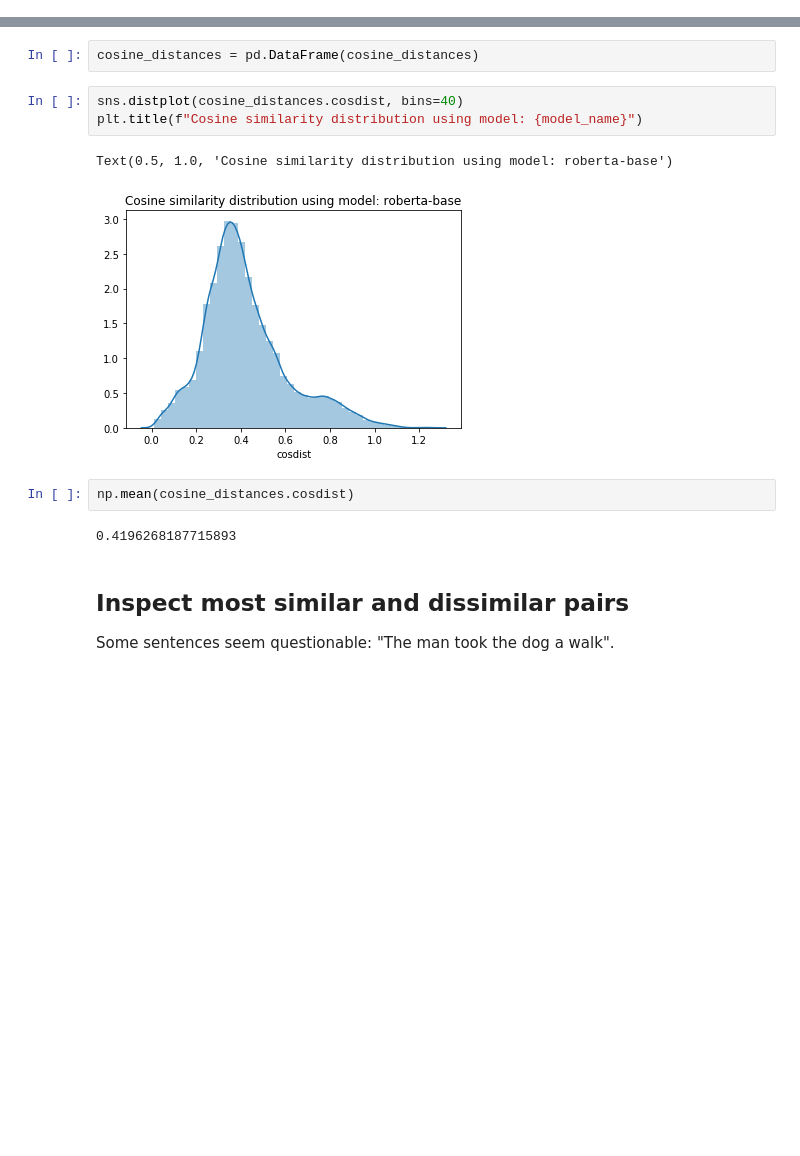
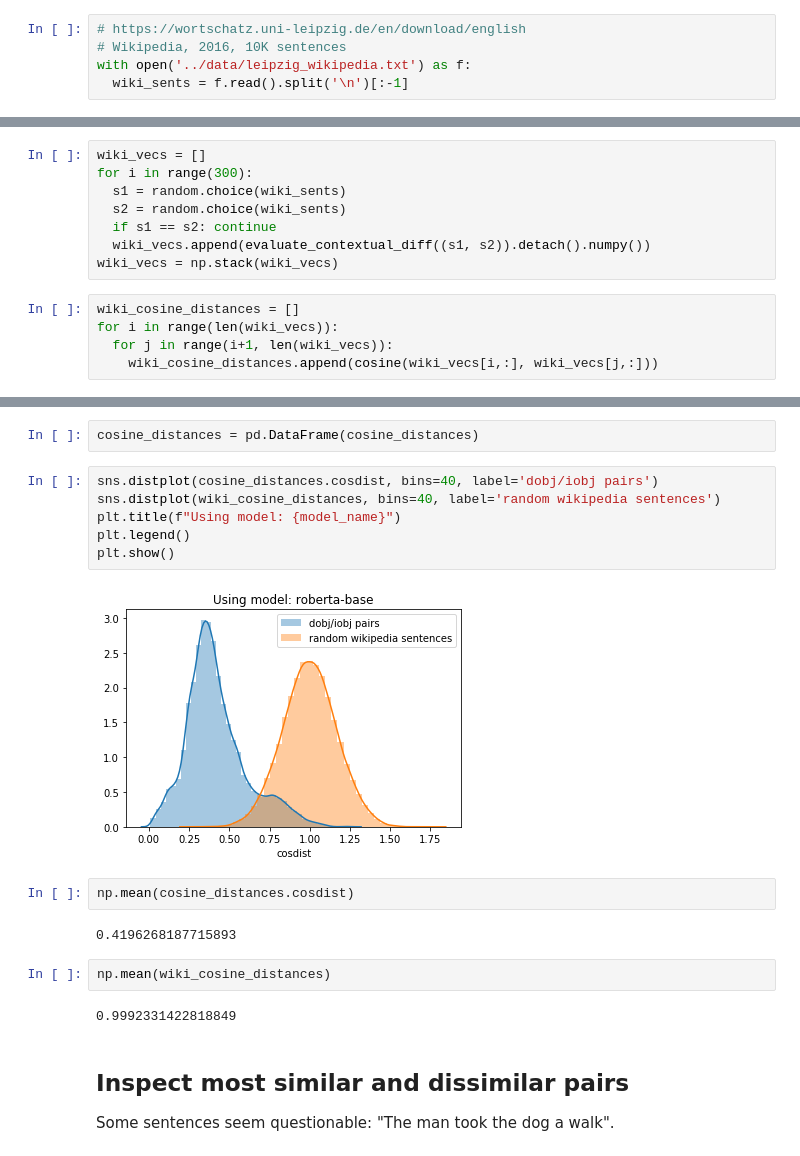
Before and after one commit to SPOClab-ca/layerwise-anomaly, a Jupyter notebook: notebooks_bai/SyntaxPairs.ipynb, the cells around one changed output, grey strips where cells are left out. Drawn from its saved outputs; the diff is of its cells as text; blank space fills up the shorter version.

Commit message:
Use wikipedia sentences as control

```diff
--- a/notebooks_bai/SyntaxPairs.ipynb
+++ b/notebooks_bai/SyntaxPairs.ipynb
@@ -23,6 +24,11 @@ Or use the ones generated by CheckList.
 with open('../data/sents.pkl', 'rb') as f:
   data = pickle.load(f)
   data = list(data)
+# %%
+# https://wortschatz.uni-leipzig.de/en/download/english
+# Wikipedia, 2016, 10K sentences
+with open('../data/leipzig_wikipedia.txt') as f:
+  wiki_sents = f.read().split('\n')[:-1]
 # %%
 len(data)
 # %% [output]
@@ -60,3 +76,16 @@ def evaluate_contextual_diff(pair):
+# %%
+wiki_vecs = []
+for i in range(300):
+  s1 = random.choice(wiki_sents)
+  s2 = random.choice(wiki_sents)
+  if s1 == s2: continue
+  wiki_vecs.append(evaluate_contextual_diff((s1, s2)).detach().numpy())
+wiki_vecs = np.stack(wiki_vecs)
+# %%
+wiki_cosine_distances = []
+for i in range(len(wiki_vecs)):
+  for j in range(i+1, len(wiki_vecs)):
+    wiki_cosine_distances.append(cosine(wiki_vecs[i,:], wiki_vecs[j,:]))
 # %% [markdown]
 ## Evaluate and plot
 # %%
@@ -75,15 +104,21 @@ for i in range(len(vecs)):
 # %%
 cosine_distances = pd.DataFrame(cosine_distances)
 # %%
-sns.distplot(cosine_distances.cosdist, bins=40)
-plt.title(f"Cosine similarity distribution using model: {model_name}")
+sns.distplot(cosine_distances.cosdist, bins=40, label='dobj/iobj pairs')
+sns.distplot(wiki_cosine_distances, bins=40, label='random wikipedia sentences')
+plt.title(f"Using model: {model_name}")
+plt.legend()
+plt.show()
 # %% [output]
-Text(0.5, 1.0, 'Cosine similarity distribution using model: roberta-base')
-[figure, old version]
+[figure, new version]
 # %%
 np.mean(cosine_distances.cosdist)
 # %% [output]
 0.4196268187715893
+# %%
+np.mean(wiki_cosine_distances)
+# %% [output]
+0.9992331422818849
 # %% [markdown]
 ## Inspect most similar and dissimilar pairs
 
```
Also changed, not shown: parts of 3 cells of this notebook, 1 other file.
